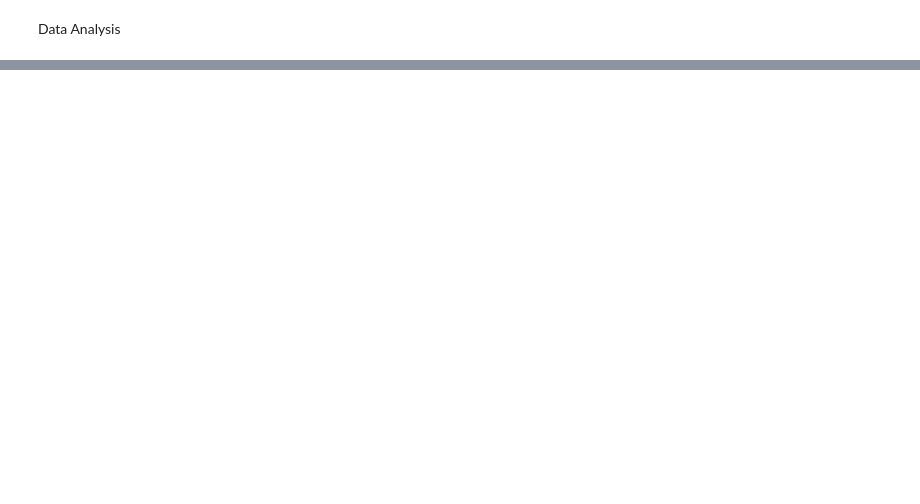
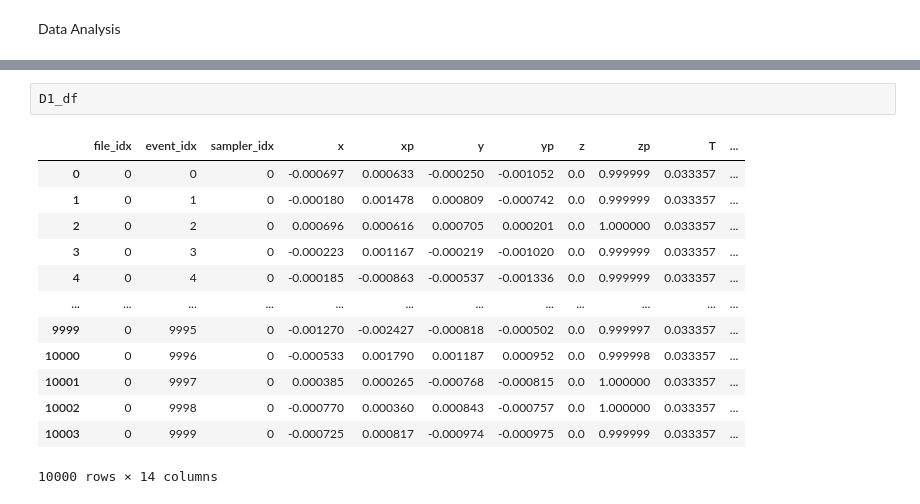
Before and after one commit to sabrinawaa/DPhil_Project, a Jupyter notebook: pylattice.ipynb, the cells around one changed output, grey strips where cells are left out. Drawn from its saved outputs; the diff is of its cells as text; blank space fills up the shorter version.

```diff
--- a/pylattice.ipynb
+++ b/pylattice.ipynb
@@ -249,0 +306,16 @@ plotDoseMap(x, y, doseMap,fitted_map,P,sig,r_90, dose_depth, "bdsim_dose")
+# %%
+D1_df
+# %% [output]
+|  | file_idx | event_idx | sampler_idx | x | xp | y | yp | z | zp | T | ... |
+| 0 | 0 | 0 | 0 | -0.000697 | 0.000633 | -0.000250 | -0.001052 | 0.0 | 0.999999 | 0.033357 | ... |
+| 1 | 0 | 1 | 0 | -0.000180 | 0.001478 | 0.000809 | -0.000742 | 0.0 | 0.999999 | 0.033357 | ... |
+| 2 | 0 | 2 | 0 | 0.000696 | 0.000616 | 0.000705 | 0.000201 | 0.0 | 1.000000 | 0.033357 | ... |
+| 3 | 0 | 3 | 0 | -0.000223 | 0.001167 | -0.000219 | -0.001020 | 0.0 | 0.999999 | 0.033357 | ... |
+| 4 | 0 | 4 | 0 | -0.000185 | -0.000863 | -0.000537 | -0.001336 | 0.0 | 0.999999 | 0.033357 | ... |
+| ... | ... | ... | ... | ... | ... | ... | ... | ... | ... | ... | ... |
+| 9999 | 0 | 9995 | 0 | -0.001270 | -0.002427 | -0.000818 | -0.000502 | 0.0 | 0.999997 | 0.033357 | ... |
+| 10000 | 0 | 9996 | 0 | -0.000533 | 0.001790 | 0.001187 | 0.000952 | 0.0 | 0.999998 | 0.033357 | ... |
+| 10001 | 0 | 9997 | 0 | 0.000385 | 0.000265 | -0.000768 | -0.000815 | 0.0 | 1.000000 | 0.033357 | ... |
+| 10002 | 0 | 9998 | 0 | -0.000770 | 0.000360 | 0.000843 | -0.000757 | 0.0 | 1.000000 | 0.033357 | ... |
+| 10003 | 0 | 9999 | 0 | -0.000725 | 0.000817 | -0.000974 | -0.000975 | 0.0 | 0.999999 | 0.033357 | ... |
+10000 rows × 14 columns
```
Also changed, not shown: parts of 24 cells of this notebook, 4 other files.
